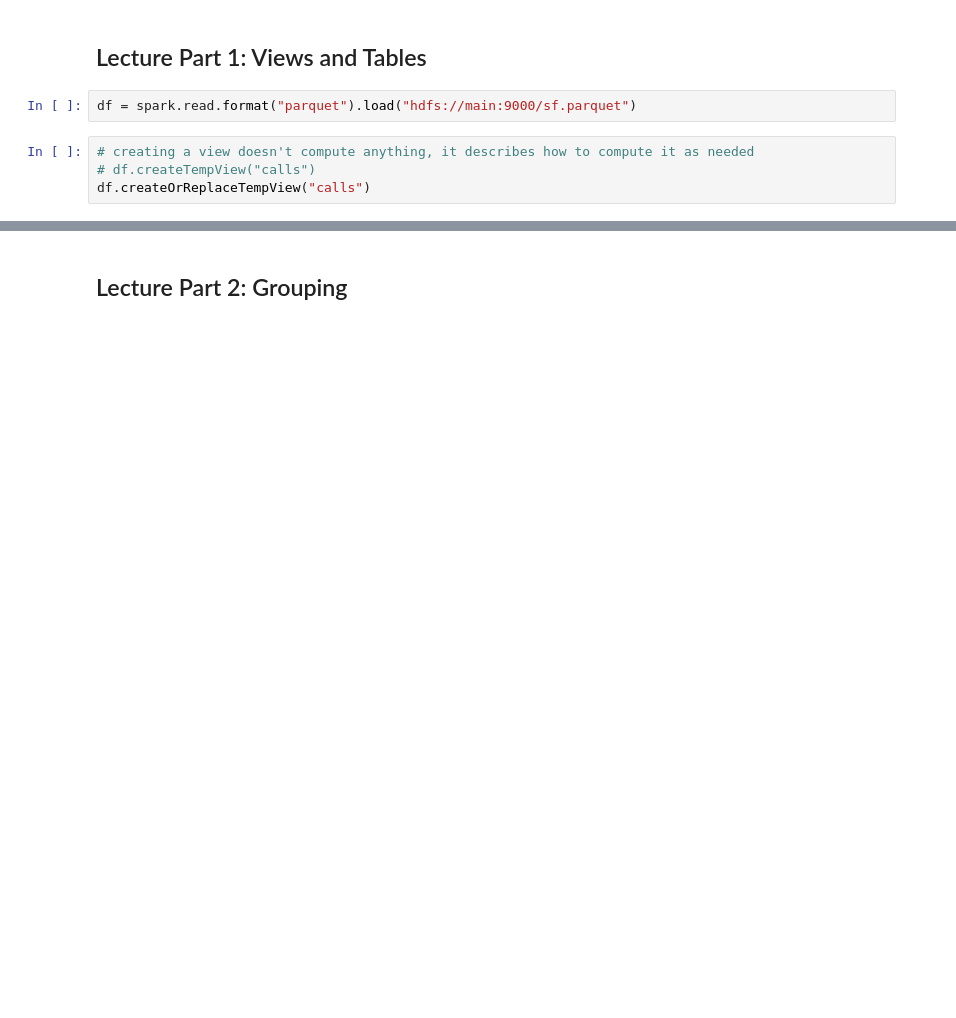
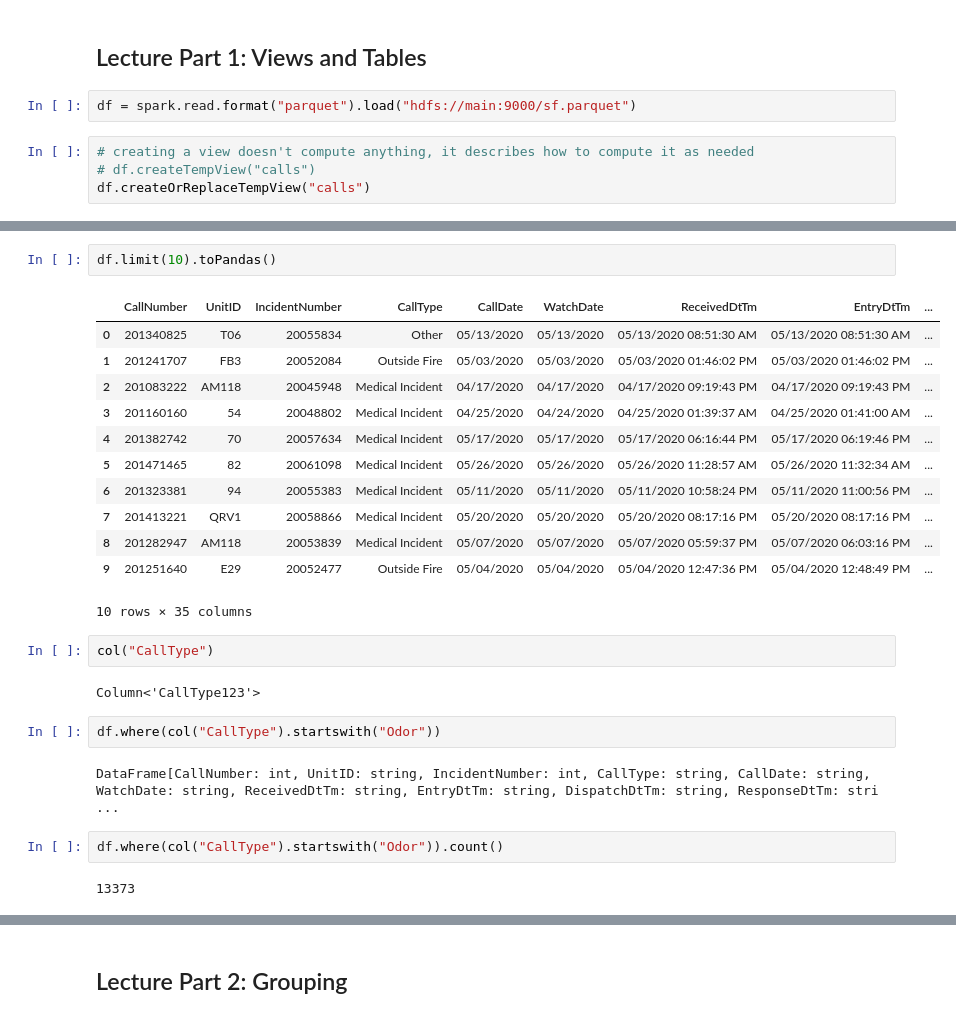
Before and after one commit to cs544-wisc/s23, a Jupyter notebook: lec/22-spark/nb/demo.ipynb, the cells around one changed output, grey strips where cells are left out. Drawn from its saved outputs; the diff is of its cells as text; blank space fills up the shorter version.

```diff
--- a/lec/22-spark/nb/demo.ipynb
+++ b/lec/22-spark/nb/demo.ipynb
@@ -54,0 +48,27 @@ spark.sql("SHOW TABLES").show()   # shows both views and tables
+# %%
+df.limit(10).toPandas()
+# %% [output]
+|  | CallNumber | UnitID | IncidentNumber | CallType | CallDate | WatchDate | ReceivedDtTm | EntryDtTm | ... |
+| 0 | 201340825 | T06 | 20055834 | Other | 05/13/2020 | 05/13/2020 | 05/13/2020 08:51:30 AM | 05/13/2020 08:51:30 AM | ... |
+| 1 | 201241707 | FB3 | 20052084 | Outside Fire | 05/03/2020 | 05/03/2020 | 05/03/2020 01:46:02 PM | 05/03/2020 01:46:02 PM | ... |
+| 2 | 201083222 | AM118 | 20045948 | Medical Incident | 04/17/2020 | 04/17/2020 | 04/17/2020 09:19:43 PM | 04/17/2020 09:19:43 PM | ... |
+| 3 | 201160160 | 54 | 20048802 | Medical Incident | 04/25/2020 | 04/24/2020 | 04/25/2020 01:39:37 AM | 04/25/2020 01:41:00 AM | ... |
+| 4 | 201382742 | 70 | 20057634 | Medical Incident | 05/17/2020 | 05/17/2020 | 05/17/2020 06:16:44 PM | 05/17/2020 06:19:46 PM | ... |
+| 5 | 201471465 | 82 | 20061098 | Medical Incident | 05/26/2020 | 05/26/2020 | 05/26/2020 11:28:57 AM | 05/26/2020 11:32:34 AM | ... |
+| 6 | 201323381 | 94 | 20055383 | Medical Incident | 05/11/2020 | 05/11/2020 | 05/11/2020 10:58:24 PM | 05/11/2020 11:00:56 PM | ... |
+| 7 | 201413221 | QRV1 | 20058866 | Medical Incident | 05/20/2020 | 05/20/2020 | 05/20/2020 08:17:16 PM | 05/20/2020 08:17:16 PM | ... |
+| 8 | 201282947 | AM118 | 20053839 | Medical Incident | 05/07/2020 | 05/07/2020 | 05/07/2020 05:59:37 PM | 05/07/2020 06:03:16 PM | ... |
+| 9 | 201251640 | E29 | 20052477 | Outside Fire | 05/04/2020 | 05/04/2020 | 05/04/2020 12:47:36 PM | 05/04/2020 12:48:49 PM | ... |
+10 rows × 35 columns
+# %%
+col("CallType")
+# %% [output]
+Column<'CallType123'>
+# %%
+df.where(col("CallType").startswith("Odor"))
+# %% [output]
+DataFrame[CallNumber: int, UnitID: string, IncidentNumber: int, CallType: string, CallDate: string, WatchDate: string, ReceivedDtTm: string, EntryDtTm: string, DispatchDtTm: string, ResponseDtTm: stri ...
+# %%
+df.where(col("CallType").startswith("Odor")).count()
+# %% [output]
+13373
```
Also changed, not shown: parts of 22 cells of this notebook.
